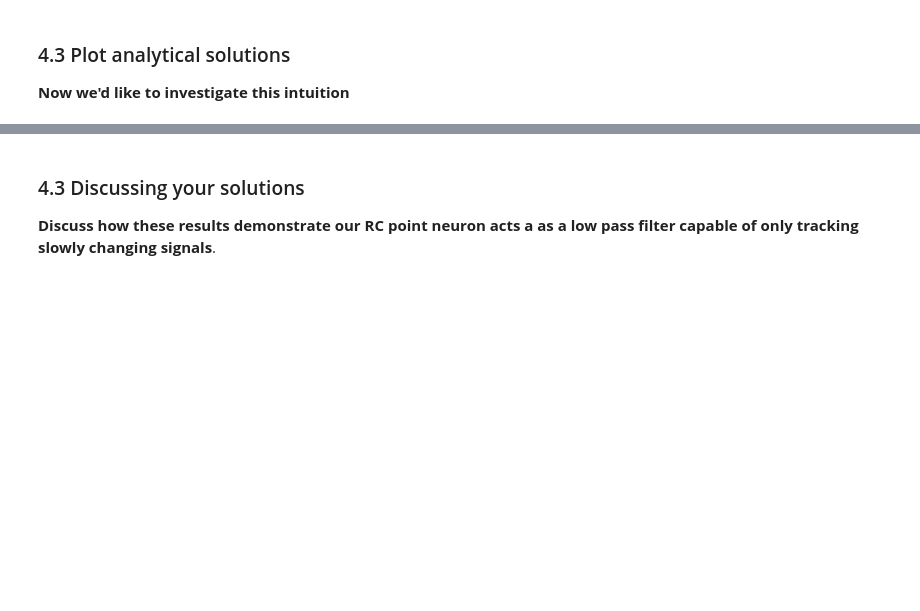
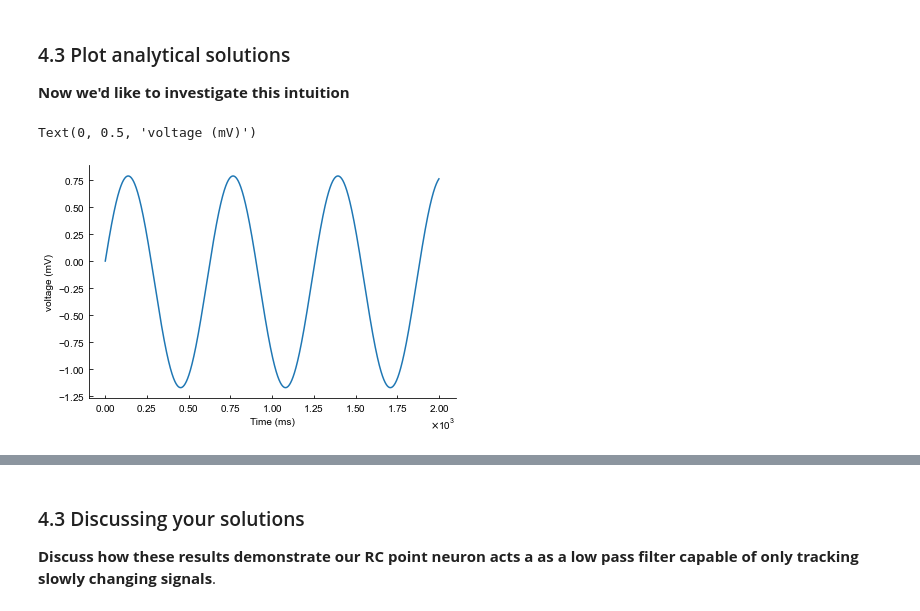
Before and after one commit to badralbanna/FTN, a Jupyter notebook: HW1-solutions.ipynb, the cells around one changed output, grey strips where cells are left out. Drawn from its saved outputs; the diff is of its cells as text; code cells hidden in the pictures; blank space fills up the shorter version.

```diff
--- a/HW1-solutions.ipynb
+++ b/HW1-solutions.ipynb
@@ -188,16 +210,26 @@ _Type your solution here or attach as a pdf when you upload to canvas. Please in
 # Write a function that returns your solution given the time, the initial voltage, tau, and T
 
 def V_solution(t, V_0, tau, T):
-    return(???)
+    a = tau/T
+    b = t/T
+    return((a*(np.cos(b) - 1) + np.sin(b)) / (a**2 + 1))
 # %%
 # Calculate Vs from a set of T values
 
 V_solution = np.vectorize(V_solution)
 
-T = np.arange(0, 1000, 1)
+T = np.arange(0, 2000, 1)
 Vs = V_solution(T, 0, 20, 100)
 # %%
 # Make a plot of one solution
+
+fig, ax = plt.subplots()
+ax.plot(T, Vs)
+ax.set_xlabel("Time (ms)")
+ax.set_ylabel("voltage (mV)")
+# %% [output]
+Text(0, 0.5, 'voltage (mV)')
+[figure, added]
 # %%
 # Make a plot that includes two solutions one where T = 10*tau and one where T = tau/10
 # Add a legend if you can
```
Also changed, not shown: parts of 8 cells of this notebook.
